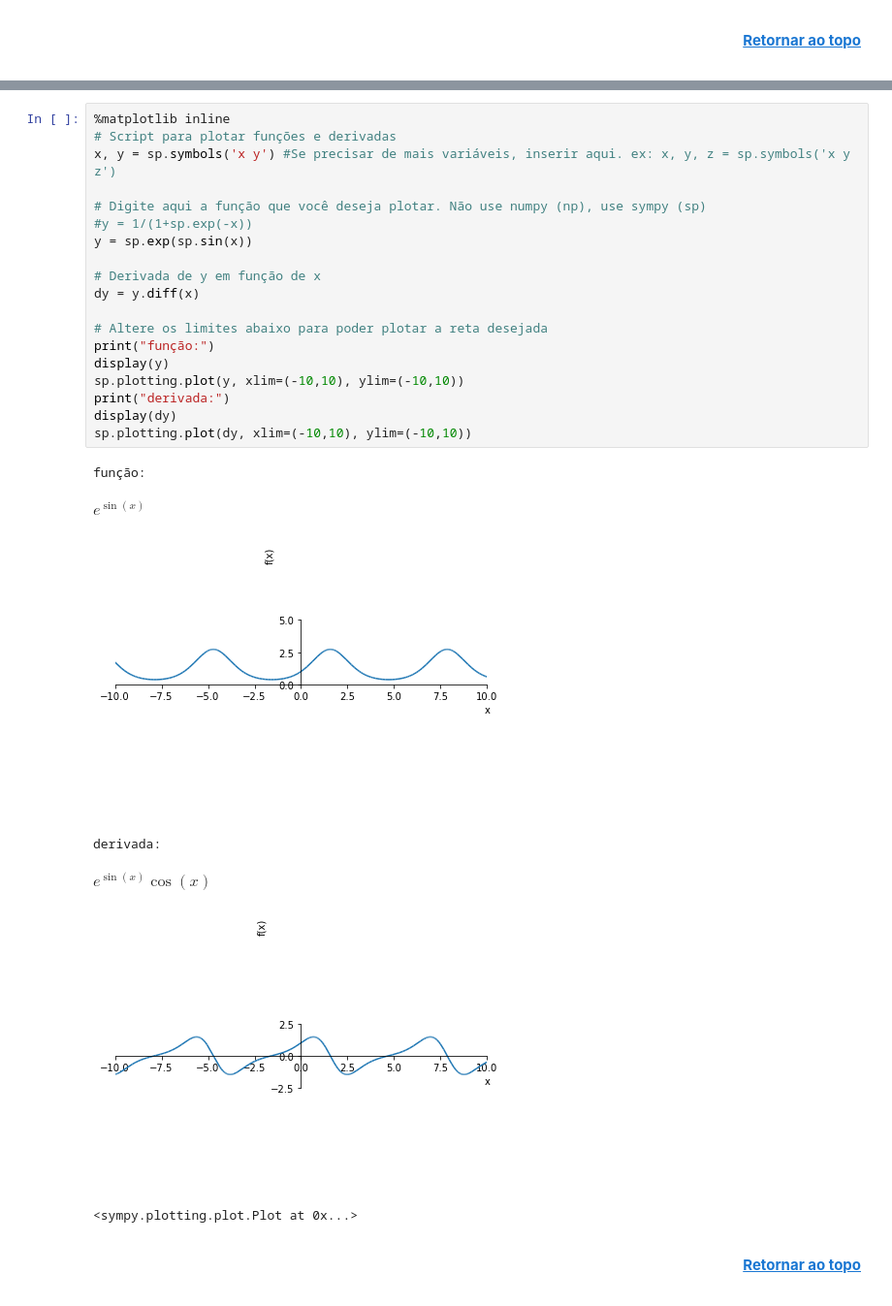
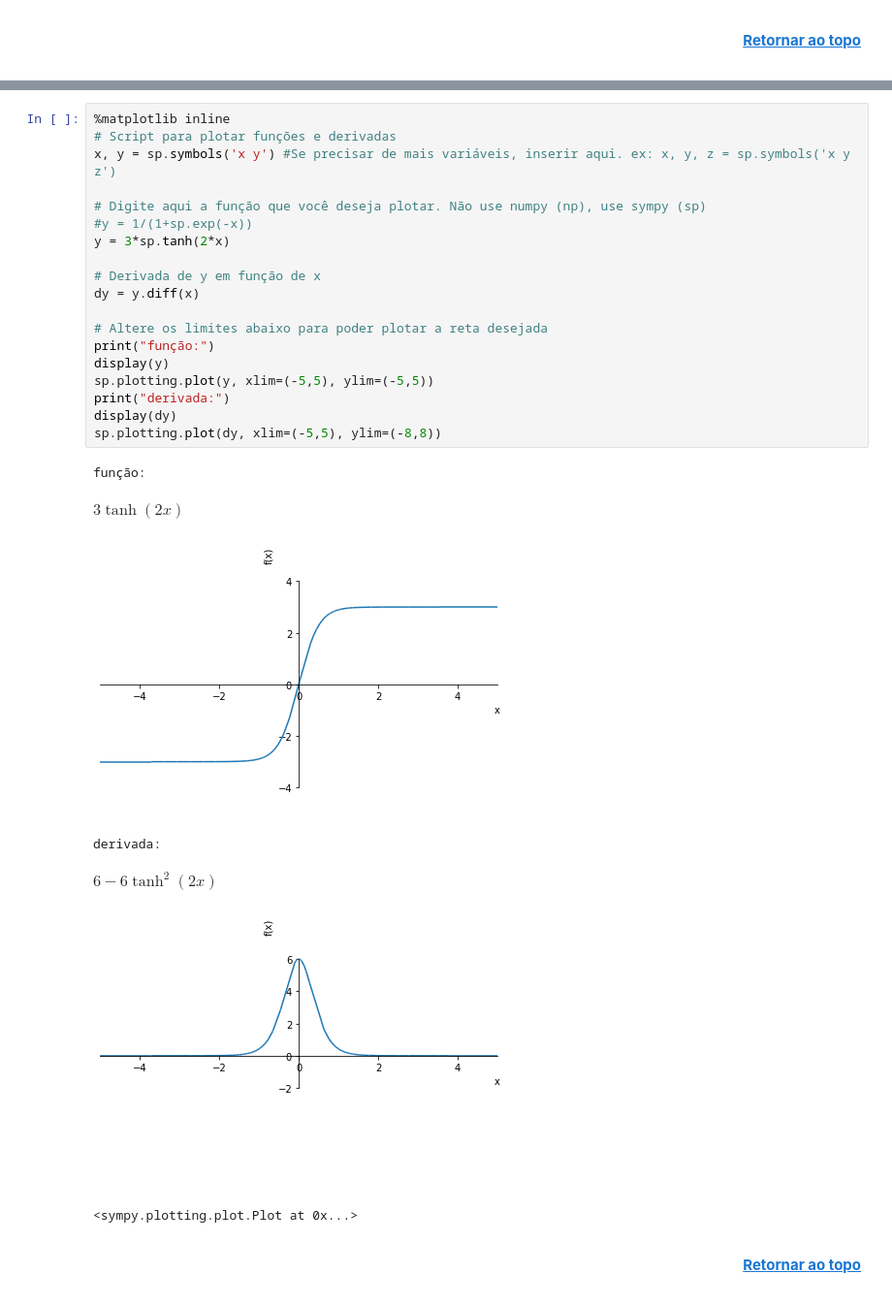
Before and after one commit to fccarvalho2/Deep-Learning, a Jupyter notebook: Resumo_1.ipynb, the cells around one changed output, grey strips where cells are left out. Shown: that part at 97% size. Drawn from its saved outputs; the diff is of its cells as text.

```diff
--- a/Resumo_1.ipynb
+++ b/Resumo_1.ipynb
@@ -250,29 +259,29 @@ Para outras derivadas, o código abaixo pode ser utilizado.
 # %%
 %matplotlib inline
 # Script para plotar funções e derivadas
 x, y = sp.symbols('x y') #Se precisar de mais variáveis, inserir aqui. ex: x, y, z = sp.symbols('x y z')
 
 # Digite aqui a função que você deseja plotar. Não use numpy (np), use sympy (sp)
 #y = 1/(1+sp.exp(-x))
-y = sp.exp(sp.sin(x))
+y = 3*sp.tanh(2*x)
 
 # Derivada de y em função de x
 dy = y.diff(x)
 
 # Altere os limites abaixo para poder plotar a reta desejada
 print("função:")
 display(y)
-sp.plotting.plot(y, xlim=(-10,10), ylim=(-10,10))
+sp.plotting.plot(y, xlim=(-5,5), ylim=(-5,5))
 print("derivada:")
 display(dy)
-sp.plotting.plot(dy, xlim=(-10,10), ylim=(-10,10))
+sp.plotting.plot(dy, xlim=(-5,5), ylim=(-8,8))
 # %% [output]
 função:
-$\displaystyle e^{\sin{\left(x \right)}}$
+$\displaystyle 3 \tanh{\left(2 x \right)}$
-[figure, old version]
+[figure, new version]
 derivada:
-$\displaystyle e^{\sin{\left(x \right)}} \cos{\left(x \right)}$
+$\displaystyle 6 - 6 \tanh^{2}{\left(2 x \right)}$
-[figure, old version]
+[figure, new version]
 <sympy.plotting.plot.Plot at 0x...>
 # %% [markdown]
 <b><p style="text-align:right"> [Retornar ao topo](#Topo) </p> </b>
```
Also changed, not shown: parts of 9 cells of this notebook.
